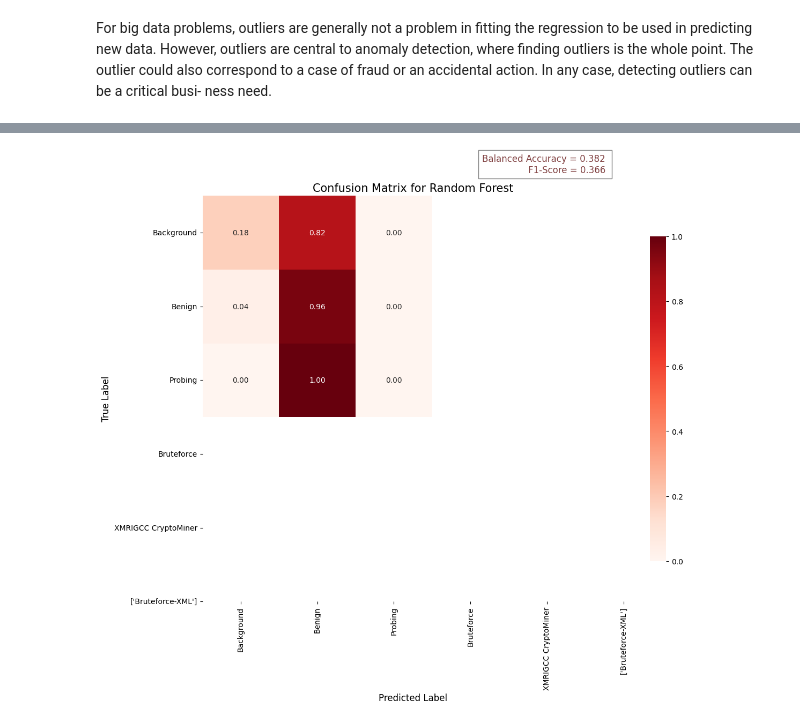
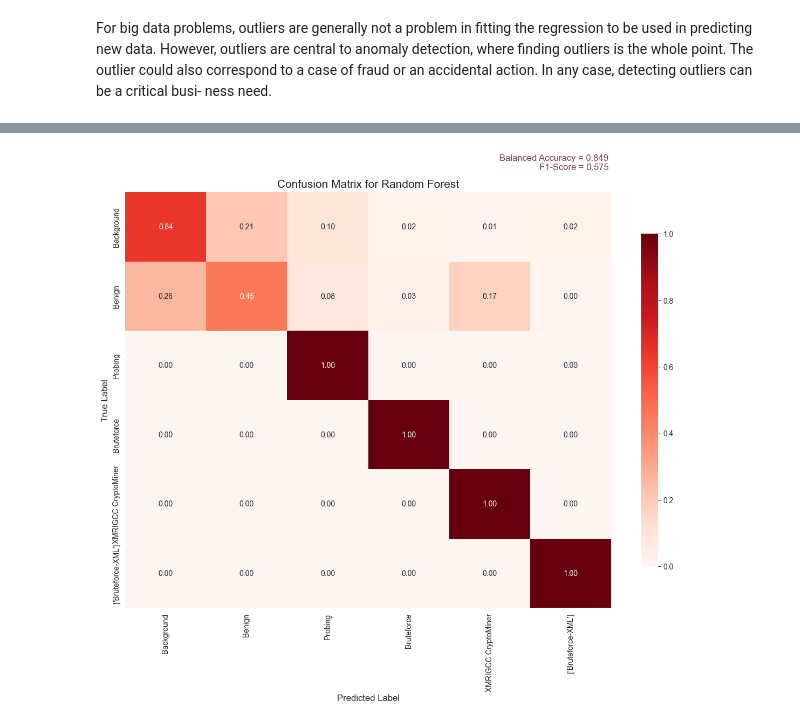
Before and after one commit to AllOneeeee/DataQuest24, a Jupyter notebook: train.ipynb, the cells around one changed output, grey strips where cells are left out. Drawn from its saved outputs; the diff is of its cells as text; code cells hidden in the pictures.

```diff
--- a/train.ipynb
+++ b/train.ipynb
@@ -380,17 +418,0 @@ styled_df
-# %%
-from sklearn.ensemble import RandomForestClassifier, GradientBoostingClassifier
-from sklearn.feature_selection import SequentialFeatureSelector
-from sklearn.neighbors import KNeighborsClassifier
-from sklearn.svm import SVC
-from sklearn.linear_model import LogisticRegression
-
-classifier_names = ["LR", 'kNN', 'Random Forest', 'Boosted Trees']
-classifiers = [LogisticRegression(random_state=42),
-              KNeighborsClassifier(5),
-              RandomForestClassifier(max_depth=5, n_estimators=10, max_features=1,
-                                     random_state=42),
-              GradientBoostingClassifier(n_estimators=10, learning_rate=1.0, max_depth=5, random_state=42)]
-
-for name, model in zip(classifier_names, classifiers):
-    model.fit(X_train, y_train)
-    print(f"{name} classifier has been trained.")
@@ -435,26 +491,30 @@ def display_confusion_matrix(cmat, score, f1, best_model):
     plt.tight_layout()
     plt.show()
 # %%
-from sklearn.metrics import confusion_matrix
+from sklearn.metrics import confusion_matrix, f1_score
+
+best_model_name = max(optimal_balanced_accuracies, key=lambda name: optimal_balanced_accuracies[name][0])
+optimal_acc, optimal_size = optimal_balanced_accuracies[best_model_name]
+
+if optimal_size < 1.0:
+    X_partial_train, _, y_partial_train, _ = train_test_split(X_train, y_train, train_size=optimal_size, random_state=42)
+else:
+    X_partial_train, y_partial_train = X_train, y_train
 
 best_model = None
-best_f1 = 0
-best_score = 0
-best_cmat = None
+for name, model in zip(classifier_names, classifiers):
+    if name == best_model_name:
+        best_model = model
+        best_model.fit(X_partial_train, y_partial_train)
+        break
 
-for name, model in zip(classifier_names, classifiers):
-    y_pred = model.predict(X_test)
-    f1 = f1_score(y_test, y_pred, average='macro')
-    balanced_acc = balanced_accuracy_score(y_test, y_pred)
-    cmat = confusion_matrix(y_test, y_pred)
-    cmat = cmat.astype('float') / cmat.sum(axis=1)[:, np.newaxis]
+y_pred = best_model.predict(X_test)
 
-    if f1 > best_f1:
-        best_model = name
-        best_f1 = f1
-        best_score = balanced_acc
-        best_cmat = cmat
+cmat = confusion_matrix(y_test, y_pred, normalize='true')
+balanced_acc = balanced_accuracy_score(y_test, y_pred)
+f1 = f1_score(y_test, y_pred, average='weighted')
 
-display_confusion_matrix(best_cmat, best_score, best_f1, best_model)
+# Step 5: Display the confusion matrix
+display_confusion_matrix(cmat, balanced_acc, f1, best_model_name)
 # %% [output]
-[figure, old version]
+[figure, new version]
```
Also changed, not shown: parts of 19 cells of this notebook, 2 other files.
